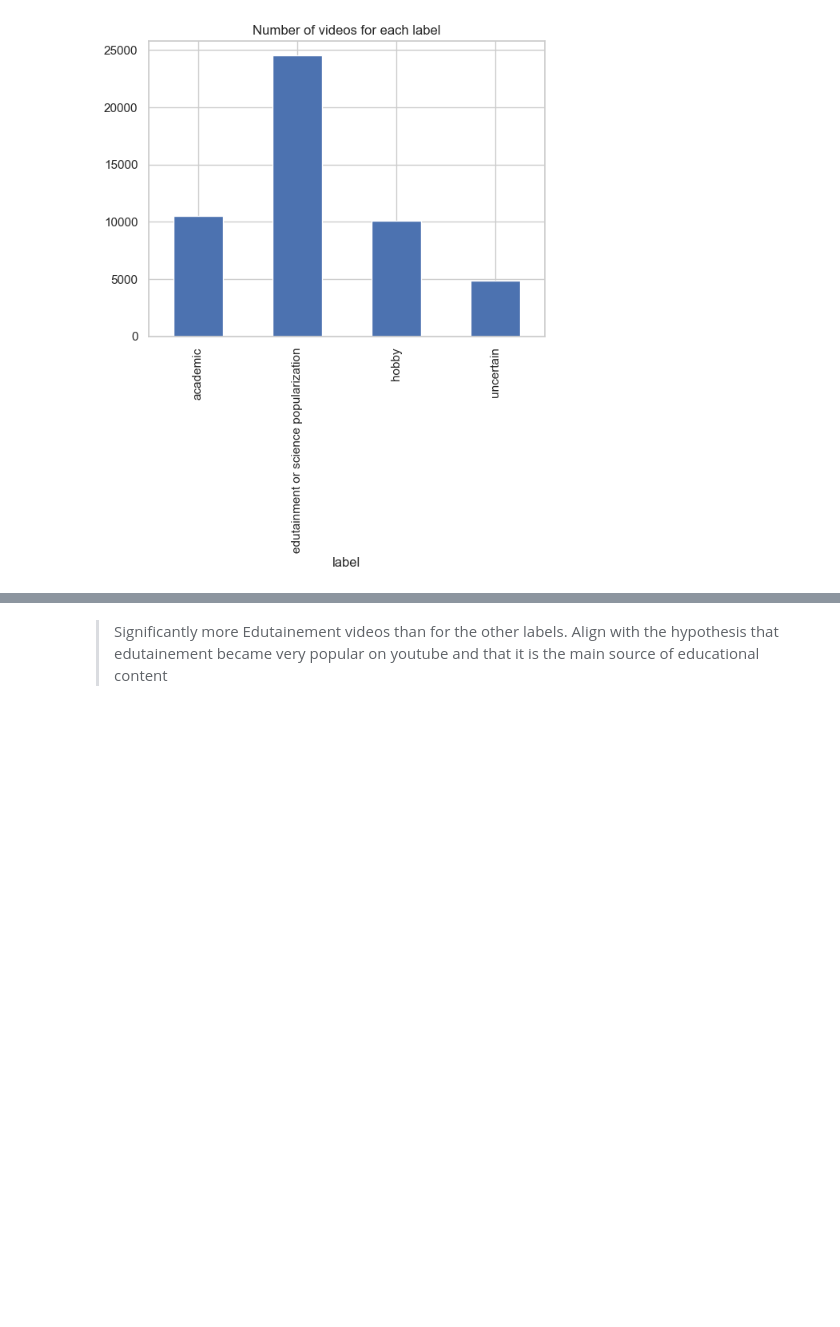
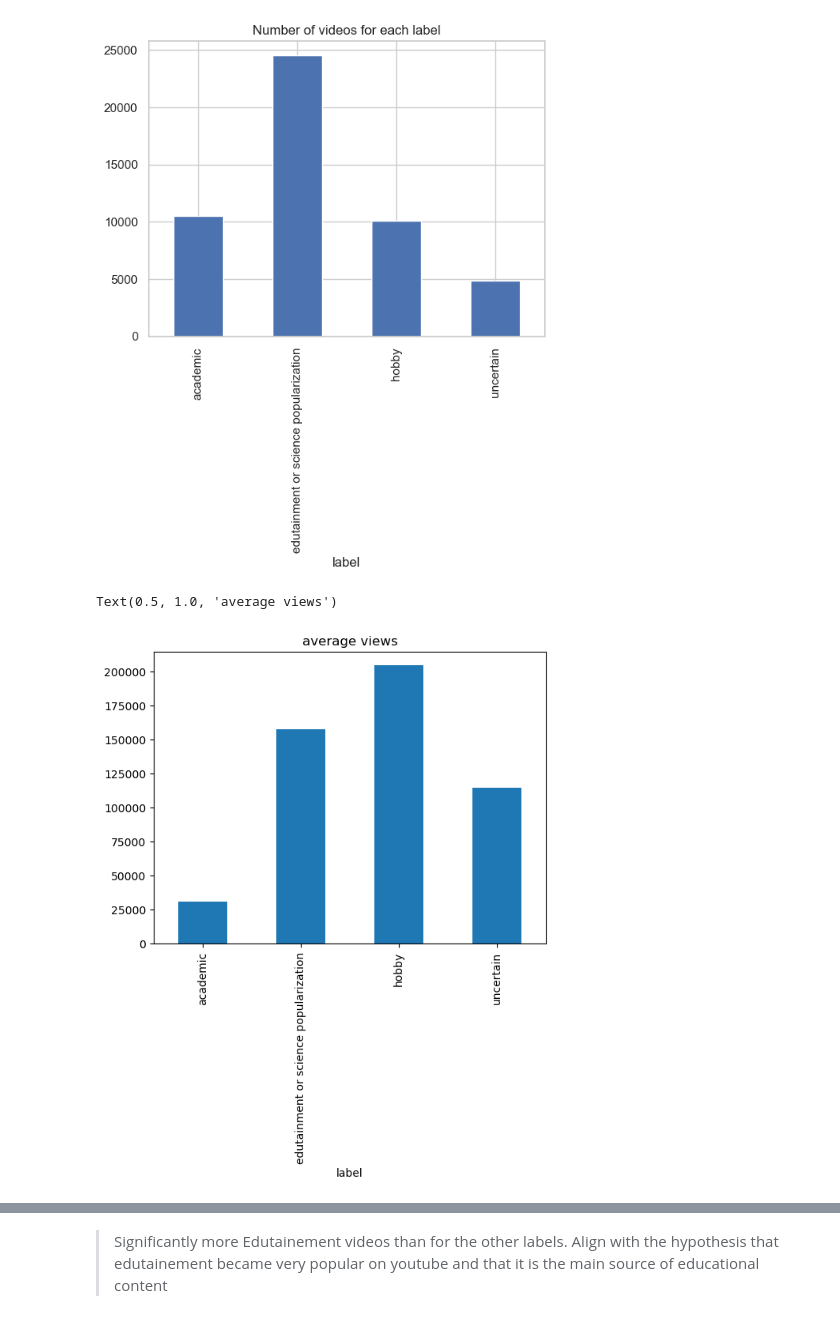
Before and after one commit to epfl-ada/ada-2024-project-sickada, a Jupyter notebook: label_analysis.ipynb, the cells around one changed output, grey strips where cells are left out. Cells and saved outputs as stored; diff of their text form; code cells hidden in the pictures; blank space fills up the shorter version.

```diff
--- a/label_analysis.ipynb
+++ b/label_analysis.ipynb
@@ -91,3 +91,16 @@ ax.set_title('Number of videos for each label')
 # %% [output]
 Text(0.5, 1.0, 'Number of videos for each label')
 [figure]
+# %%
+import ast
+import pandas as pd
+classified = pd.read_csv(r'data\raw\Education_videos_classified_BART_50000_3_labels.csv')
+classified['classified_labels'] = classified['classified_labels'].apply(ast.literal_eval)
+classified['label'] = classified['classified_labels'].apply(lambda x: x[0])
+
+fig, ax = plt.subplots(1,1)
+classified.groupby('label')['view_count'].mean().plot(kind='bar', ax=ax)
+ax.set_title('average views')
+# %% [output]
+Text(0.5, 1.0, 'average views')
+[figure, added]
```
Also changed, not shown: parts of 10 cells of this notebook.
